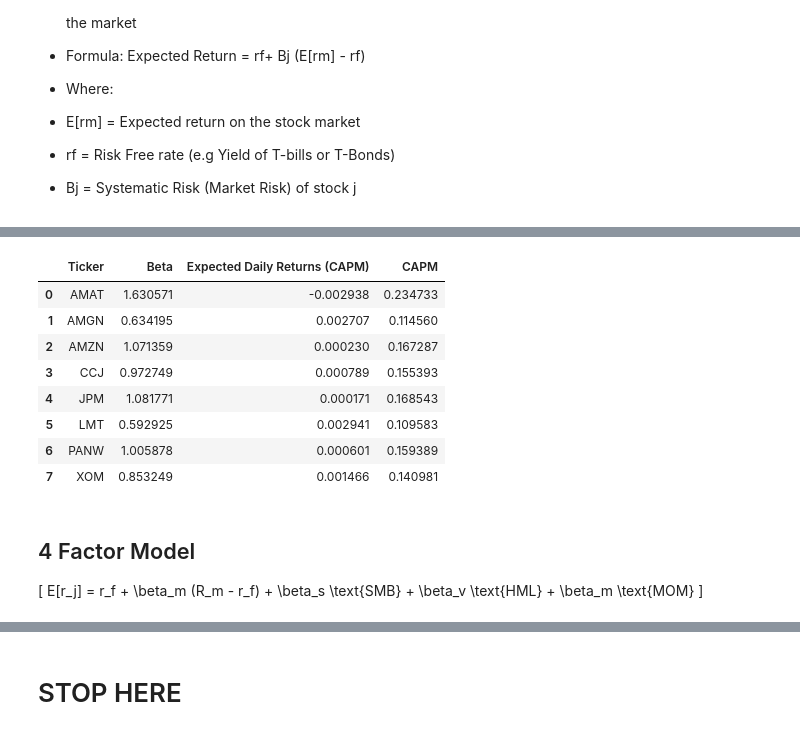
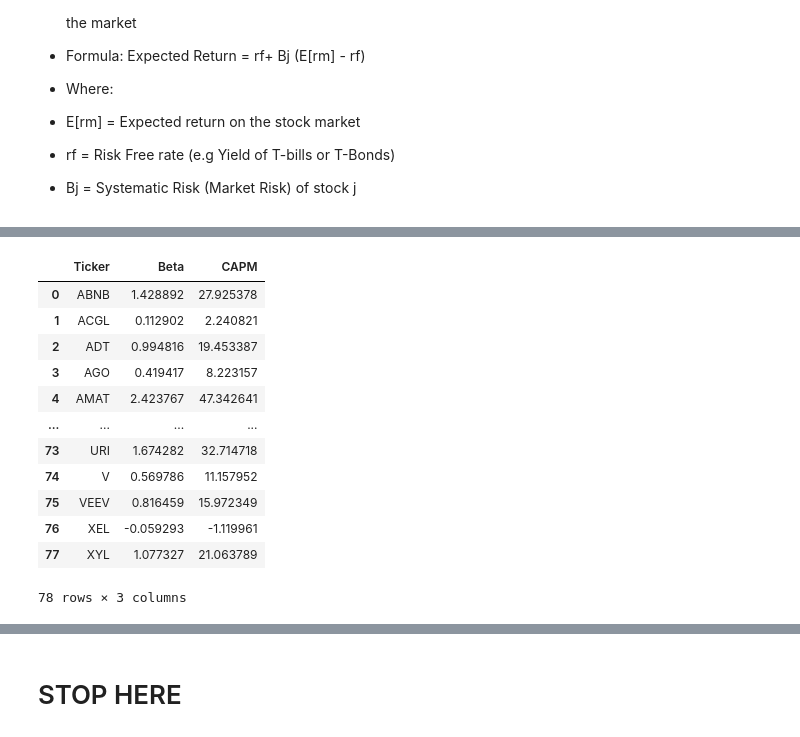
Before and after one commit to Jperezrocha/Portfolio_Management, a Jupyter notebook: Portfolio_Optimization.ipynb, the cells around one changed output, grey strips where cells are left out. Drawn from its saved outputs; the diff is of its cells as text; code cells hidden in the pictures.

```diff
--- a/Portfolio_Optimization.ipynb
+++ b/Portfolio_Optimization.ipynb
@@ -152,14 +105,14 @@ markets_daily_returns.shape
 stocks_ß = []
 tickers = []
 
-market_variance = np.var(markets_daily_returns['^GSPC'])
+market_variance = np.var(markets_returns['^GSPC'])
 
-for stock in daily_returns.columns:
-    covariance = np.cov(daily_returns[stock], markets_daily_returns['^GSPC'])[0,1]#[0,1] extract the covariance between the stock and the market, this then divided by the variance of the market
+for stock in returns.columns:
+    covariance = np.cov(returns[stock], markets_returns['^GSPC'])[0,1] #[0,1] extract the covariance between the stock and the market, this then divided by the variance of the market
 
     beta = covariance / market_variance
 
     tickers.append(stock)
     stocks_ß.append(beta)
 # %%
-beta_df = pd.DataFrame({'Ticker': tickers, 'Beta': stocks_ß })
+portfolio_df = pd.DataFrame({'Ticker': tickers, 'Beta': stocks_ß })
@@ -180,30 +135,33 @@ beta_df['Expected Daily Returns (CAPM)'] = daily_CAPM_model(daily_rfr, mr_daily,
+# %%
+betas = portfolio_df['Beta']
 # %%
 def CAPM(Rfr, mr, betas):
 
     #Annual Market Return daily * 250
-    mr = markets_daily_returns['^GSPC'].mean() * 250
+    mr =  (markets_df['^GSPC'].iloc[-1] - markets_df['^GSPC'].iloc[0]) / markets_df['^GSPC'].iloc[0] * 100
 
     #Risk-free rate
     Rfr = Rfr[-1] / 100
 
     # Beta
-    betas = beta_df['Beta']
+    betas = portfolio_df['Beta']
 
     return Rfr + betas * (mr - Rfr)
 
-beta_df['CAPM'] = CAPM(Rfr, mr, beta_df['Beta'])
+portfolio_df['CAPM'] = CAPM(Rfr, mr, portfolio_df['Beta'])
 # %%
-beta_df
+portfolio_df
 # %% [output]
-|  | Ticker | Beta | Expected Daily Returns (CAPM) | CAPM |
-| 0 | AMAT | 1.630571 | -0.002938 | 0.234733 |
-| 1 | AMGN | 0.634195 | 0.002707 | 0.114560 |
-| 2 | AMZN | 1.071359 | 0.000230 | 0.167287 |
-| 3 | CCJ | 0.972749 | 0.000789 | 0.155393 |
-| 4 | JPM | 1.081771 | 0.000171 | 0.168543 |
-| 5 | LMT | 0.592925 | 0.002941 | 0.109583 |
-| 6 | PANW | 1.005878 | 0.000601 | 0.159389 |
-| 7 | XOM | 0.853249 | 0.001466 | 0.140981 |
+|  | Ticker | Beta | CAPM |
+| 0 | ABNB | 1.428892 | 27.925378 |
+| 1 | ACGL | 0.112902 | 2.240821 |
+| 2 | ADT | 0.994816 | 19.453387 |
+| 3 | AGO | 0.419417 | 8.223157 |
+| 4 | AMAT | 2.423767 | 47.342641 |
+| ... | ... | ... | ... |
+| 73 | URI | 1.674282 | 32.714718 |
+| 74 | V | 0.569786 | 11.157952 |
+| 75 | VEEV | 0.816459 | 15.972349 |
+| 76 | XEL | -0.059293 | -1.119961 |
+| 77 | XYL | 1.077327 | 21.063789 |
+78 rows × 3 columns
-# %% [markdown]
-## 4 Factor Model
-\[ E[r_j] = r_f + \beta_m (R_m - r_f) + \beta_s \text{SMB} + \beta_v \text{HML} + \beta_m \text{MOM} \]
```
Also changed, not shown: parts of 71 cells of this notebook.
